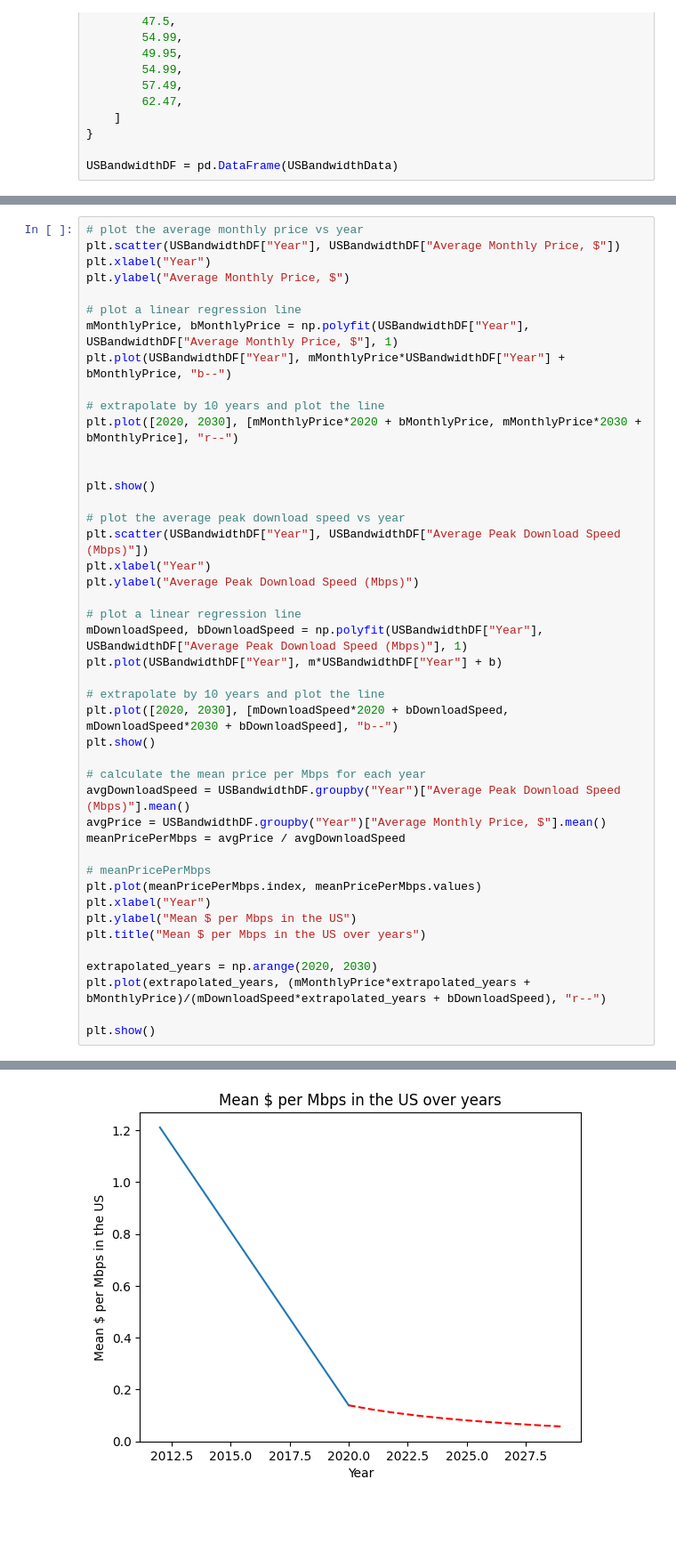
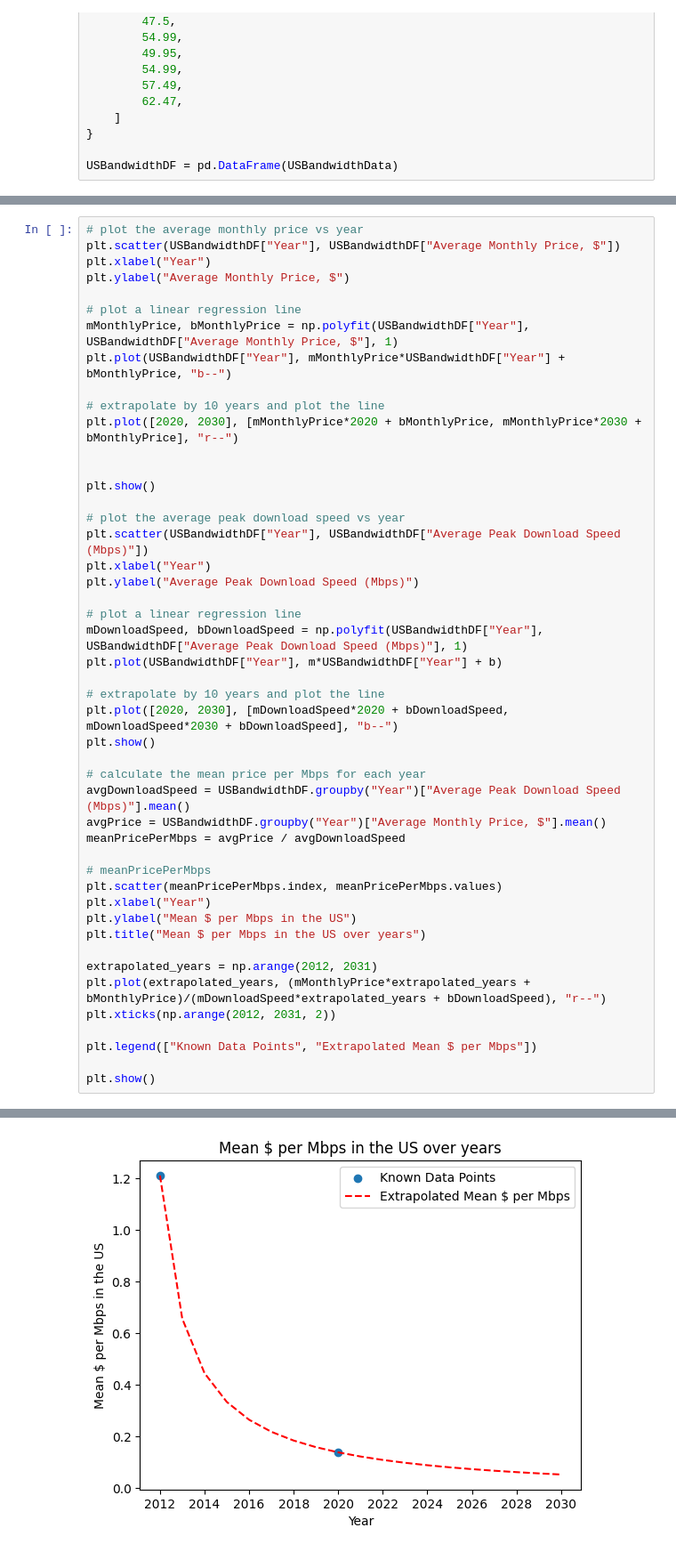
Before and after one commit to Flippergail/m3challenge, a Jupyter notebook: 2021Q1US.ipynb, the cells around one changed output, grey strips where cells are left out. Shown at 89% size. Cells and saved outputs as stored; diff of their text form; blank space fills up the shorter version.

```diff
--- a/2021Q1US.ipynb
+++ b/2021Q1US.ipynb
@@ -201,33 +201,36 @@ plt.show()
 
 # plot the average peak download speed vs year
 plt.scatter(USBandwidthDF["Year"], USBandwidthDF["Average Peak Download Speed (Mbps)"])
 plt.xlabel("Year")
 plt.ylabel("Average Peak Download Speed (Mbps)")
 
 # plot a linear regression line
 mDownloadSpeed, bDownloadSpeed = np.polyfit(USBandwidthDF["Year"], USBandwidthDF["Average Peak Download Speed (Mbps)"], 1)
 plt.plot(USBandwidthDF["Year"], m*USBandwidthDF["Year"] + b)
 
 # extrapolate by 10 years and plot the line
 plt.plot([2020, 2030], [mDownloadSpeed*2020 + bDownloadSpeed, mDownloadSpeed*2030 + bDownloadSpeed], "b--")
 plt.show()
 
 # calculate the mean price per Mbps for each year
 avgDownloadSpeed = USBandwidthDF.groupby("Year")["Average Peak Download Speed (Mbps)"].mean()
 avgPrice = USBandwidthDF.groupby("Year")["Average Monthly Price, $"].mean()
 meanPricePerMbps = avgPrice / avgDownloadSpeed
 
 # meanPricePerMbps
-plt.plot(meanPricePerMbps.index, meanPricePerMbps.values)
+plt.scatter(meanPricePerMbps.index, meanPricePerMbps.values)
 plt.xlabel("Year")
 plt.ylabel("Mean $ per Mbps in the US")
 plt.title("Mean $ per Mbps in the US over years")
 
-extrapolated_years = np.arange(2020, 2030)
+extrapolated_years = np.arange(2012, 2031)
 plt.plot(extrapolated_years, (mMonthlyPrice*extrapolated_years + bMonthlyPrice)/(mDownloadSpeed*extrapolated_years + bDownloadSpeed), "r--")
+plt.xticks(np.arange(2012, 2031, 2))
+
+plt.legend(["Known Data Points", "Extrapolated Mean $ per Mbps"])
 
 plt.show()
 # %% [output]
 [figure]
 [figure]
-[figure, old version]
+[figure, new version]
```
Also changed, not shown: 2 other files.
